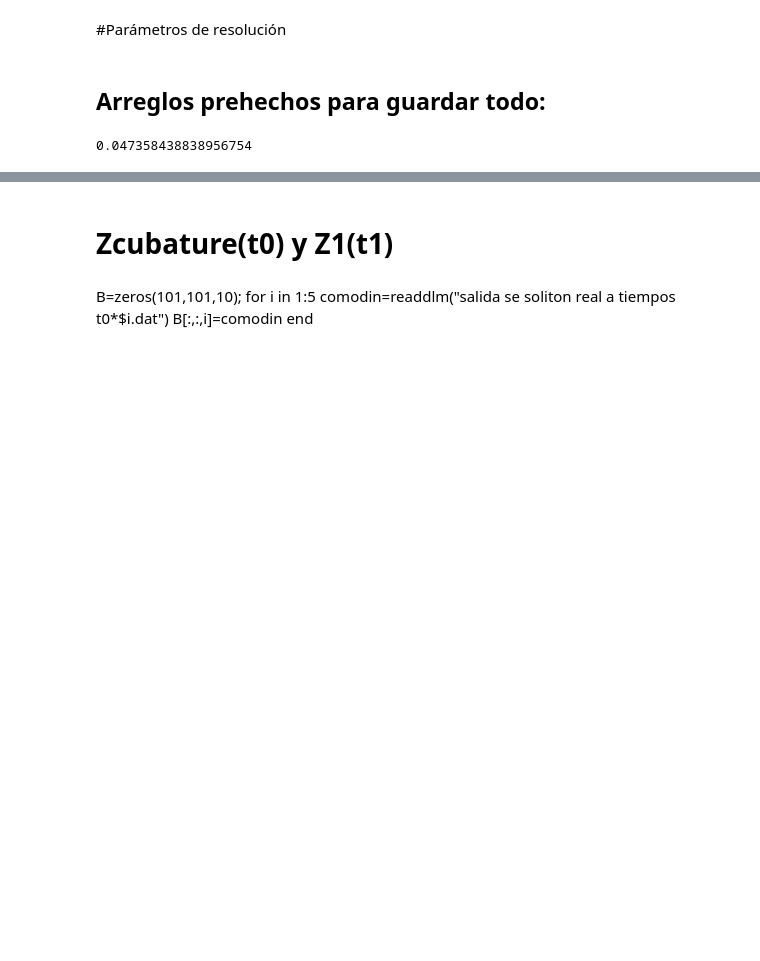
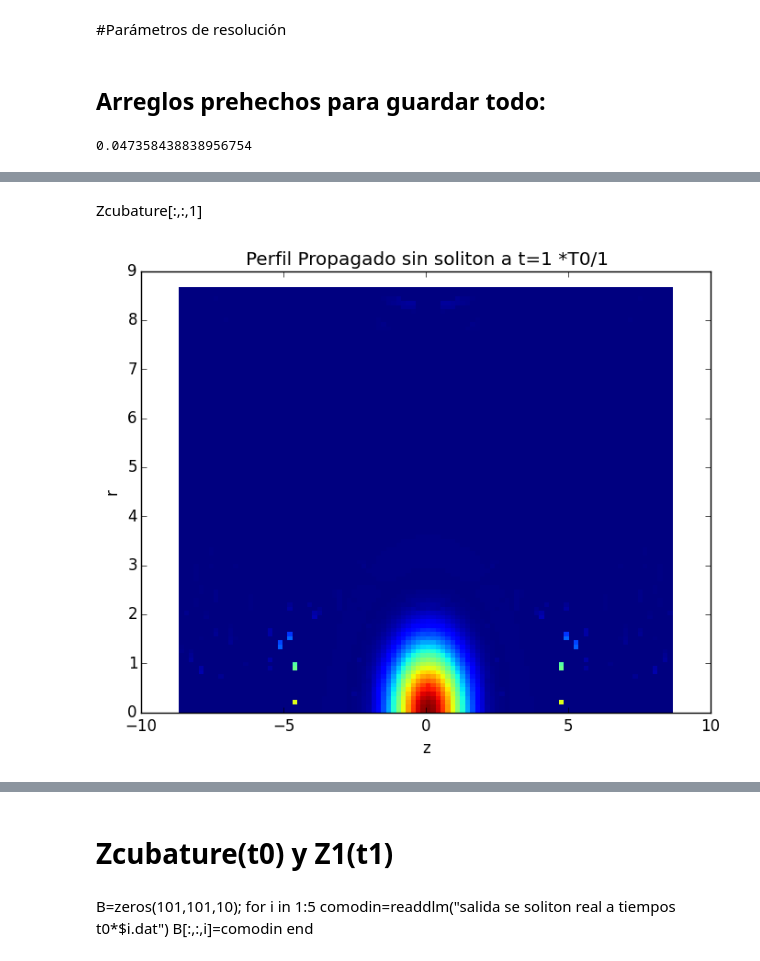
Before and after one commit to ealba/INTEGRALES, a Jupyter notebook: IntegralesBurdas6.ipynb, the cells around one changed output, grey strips where cells are left out. Drawn from its saved outputs; the diff is of its cells as text; code cells hidden in the pictures; blank space fills up the shorter version.

```diff
--- a/IntegralesBurdas6.ipynb
+++ b/IntegralesBurdas6.ipynb
@@ -269,0 +290,9 @@ Progress:  28%  ETA: 4:01:44
+# %% [markdown]
+Zcubature[:,:,1]
+# %%
+τ=1;
+grafdensidad([-zmaxevaluar/lOA,zmaxevaluar/lOA],[0,rmaxevaluar/lOA],iteracionesr+1,Zcubature[:,:,τ],"Perfil Propagado sin soliton a t=$τ *T0/$DT","z","r")
+savefig("fig$τ soliton alfa entre $divisor_alfa a tiempos t0*$τ resol de $iteracionesr X $iteracionesz.png")
+writedlm("salida de soliton alfa entre $divisor_alfa a tiempos t0*$τ resol de $iteracionesr X $iteracionesz .dat",Zcubature[:,:,τ])
+# %% [output]
+[figure, added]
```
Also changed, not shown: parts of 21 cells of this notebook, 3 other files.
